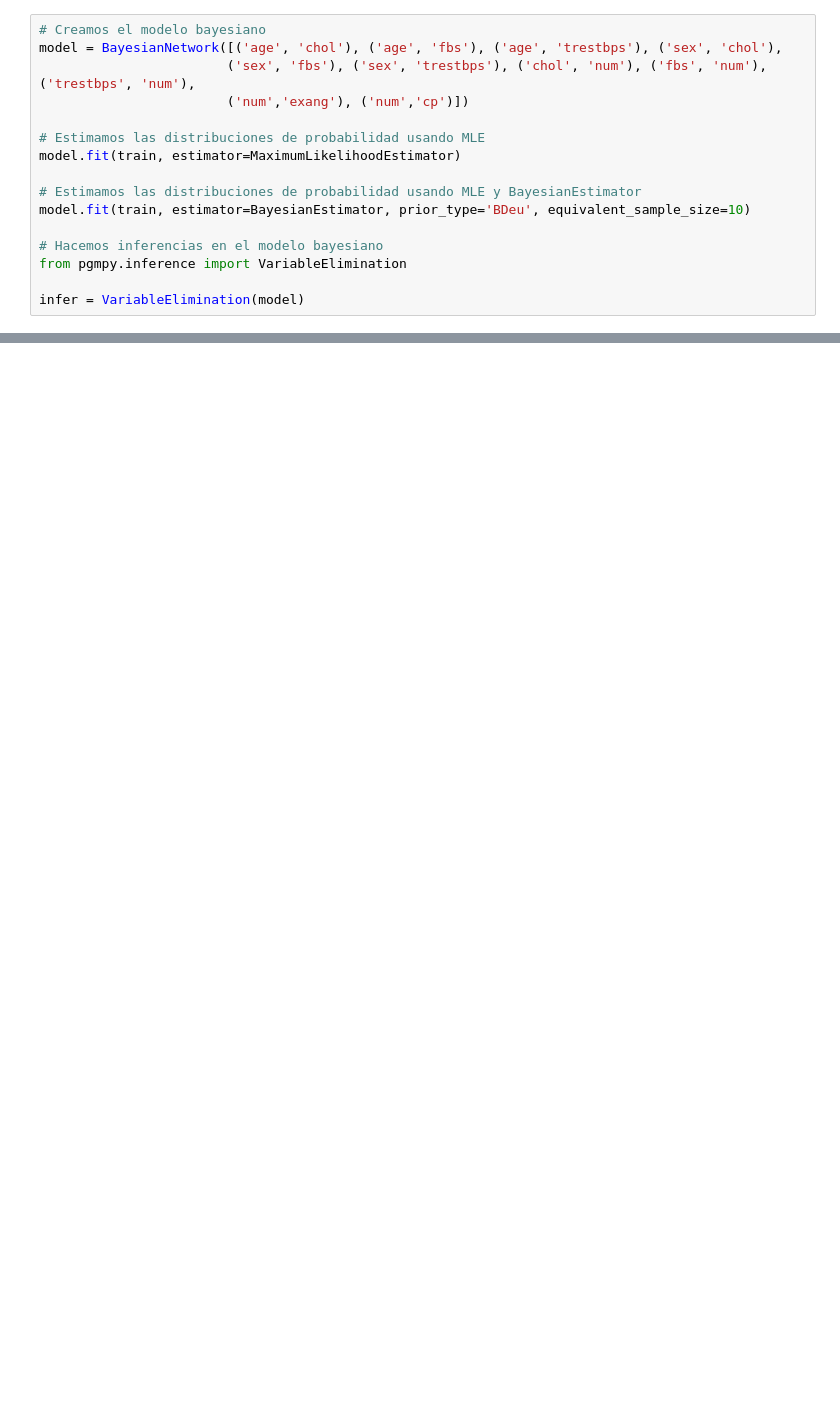
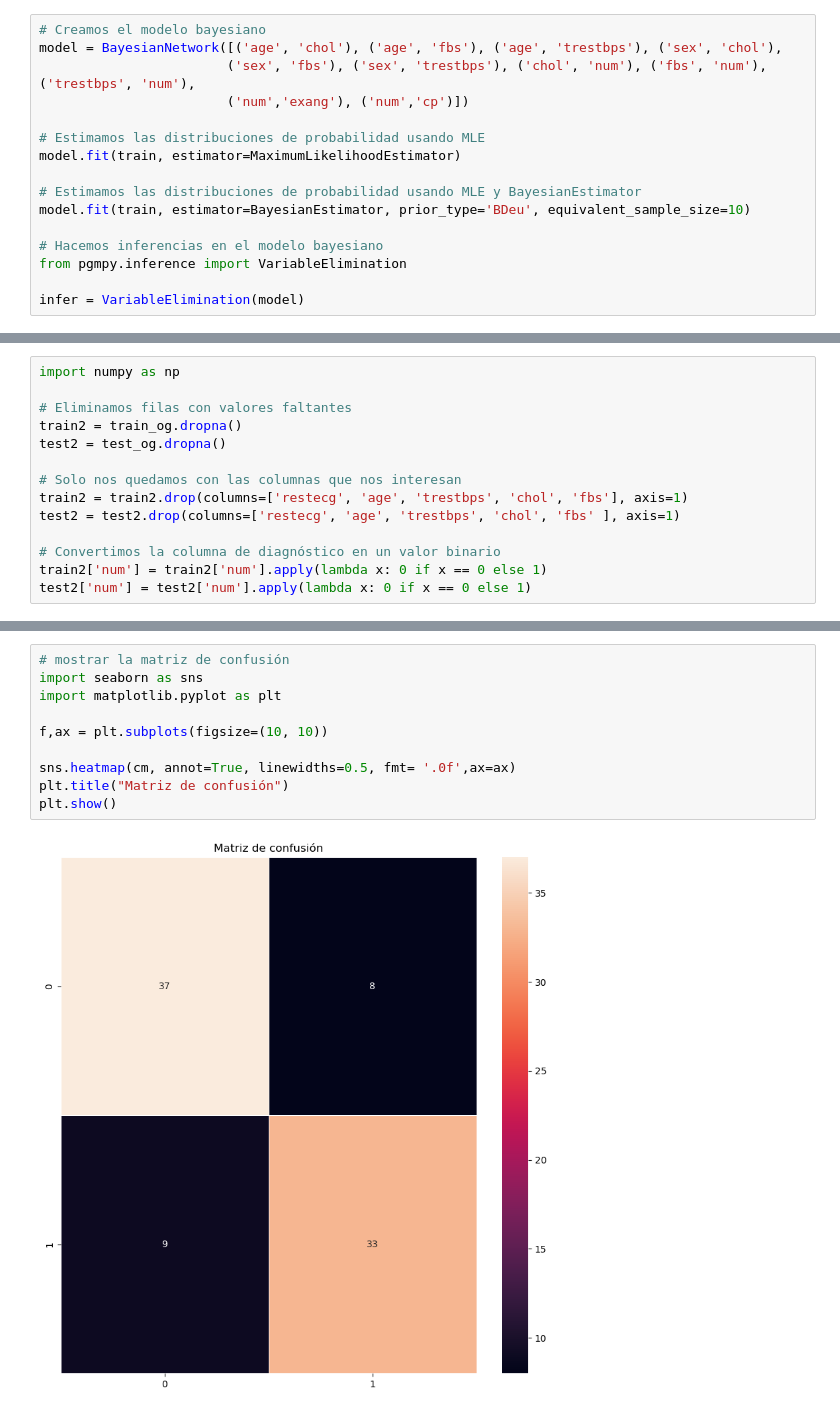
Before and after one commit to juancbello/Proyecto2, a Jupyter notebook: Proyecto 2 - Analítica Computacional - Soportes.ipynb, the cells around one changed output, grey strips where cells are left out. Saved outputs shown, nothing was run; the diff lists cells and outputs as text; blank space fills up the shorter version.

```diff
--- a/Proyecto 2 - Analítica Computacional - Soportes.ipynb
+++ b/Proyecto 2 - Analítica Computacional - Soportes.ipynb
@@ -356,0 +387,14 @@ DAG with 14 nodes and 6 edges
+# %%
+import numpy as np
+
+# Eliminamos filas con valores faltantes
+train2 = train_og.dropna()
+test2 = test_og.dropna()
+
+# Solo nos quedamos con las columnas que nos interesan
+train2 = train2.drop(columns=['restecg', 'age', 'trestbps', 'chol', 'fbs'], axis=1)
+test2 = test2.drop(columns=['restecg', 'age', 'trestbps', 'chol', 'fbs' ], axis=1)
+
+# Convertimos la columna de diagnóstico en un valor binario
+train2['num'] = train2['num'].apply(lambda x: 0 if x == 0 else 1)
+test2['num'] = test2['num'].apply(lambda x: 0 if x == 0 else 1)
@@ -356,0 +453,12 @@ DAG with 14 nodes and 6 edges
+# %%
+# mostrar la matriz de confusión
+import seaborn as sns
+import matplotlib.pyplot as plt
+
+f,ax = plt.subplots(figsize=(10, 10))
+
+sns.heatmap(cm, annot=True, linewidths=0.5, fmt= '.0f',ax=ax)
+plt.title("Matriz de confusión")
+plt.show()
+# %% [output]
+[figure, added]
```
Also changed, not shown: parts of 22 cells of this notebook.
